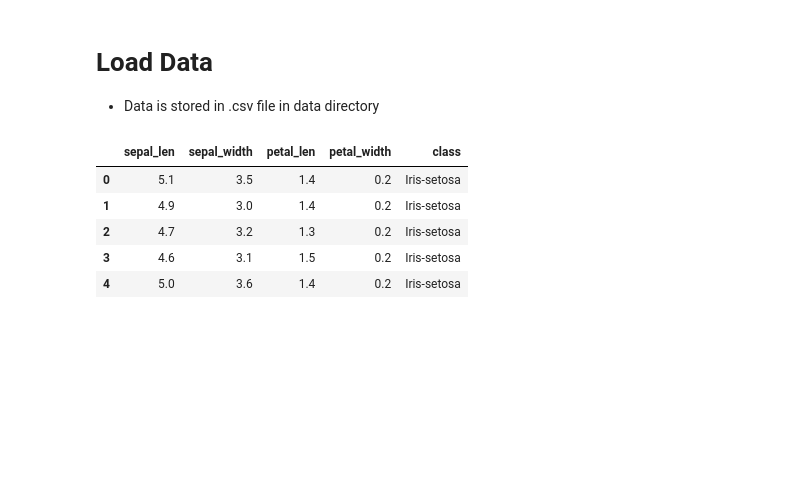
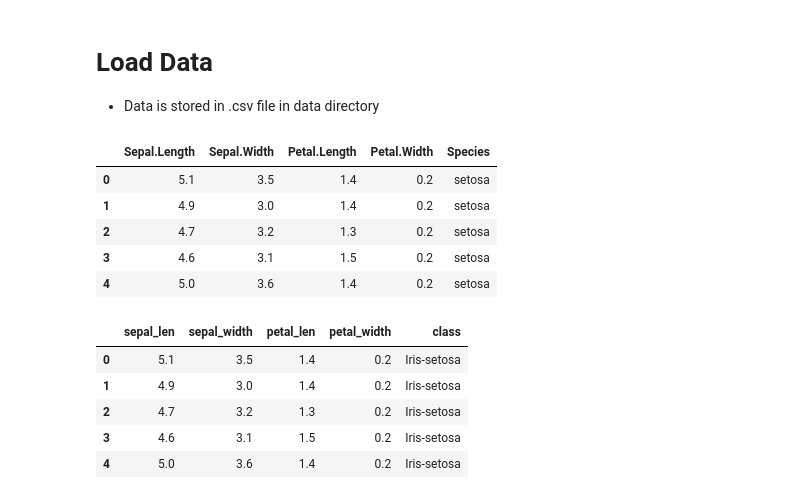
Before and after one commit to donoghuc/data_discussions_r_py, a Jupyter notebook: cas_python/python_ds.ipynb, the cells around one changed output. Drawn from its saved outputs; the diff is of its cells as text; code cells hidden in the pictures; blank space fills up the shorter version.

Commit message:
separate out feather implementation and begin refactor based on R iris data source names

```diff
--- a/cas_python/python_ds.ipynb
+++ b/cas_python/python_ds.ipynb
@@ -25,4 +25,17 @@ import os
 # %% [markdown]
 # Load Data
 - Data is stored in .csv file in data directory
+# %%
+import feather
+DATA_DIR = os.path.join(os.getcwd(), os.pardir, 'data')
+feather_name = os.path.join(DATA_DIR, "iris.data")
+iris_df = feather.read_dataframe(feather_name)
+iris_df.head()
+# %% [output]
+|  | Sepal.Length | Sepal.Width | Petal.Length | Petal.Width | Species |
+| 0 | 5.1 | 3.5 | 1.4 | 0.2 | setosa |
+| 1 | 4.9 | 3.0 | 1.4 | 0.2 | setosa |
+| 2 | 4.7 | 3.2 | 1.3 | 0.2 | setosa |
+| 3 | 4.6 | 3.1 | 1.5 | 0.2 | setosa |
+| 4 | 5.0 | 3.6 | 1.4 | 0.2 | setosa |
 # %%
```
Also changed, not shown: parts of 2 cells of this notebook, 5 other files.
